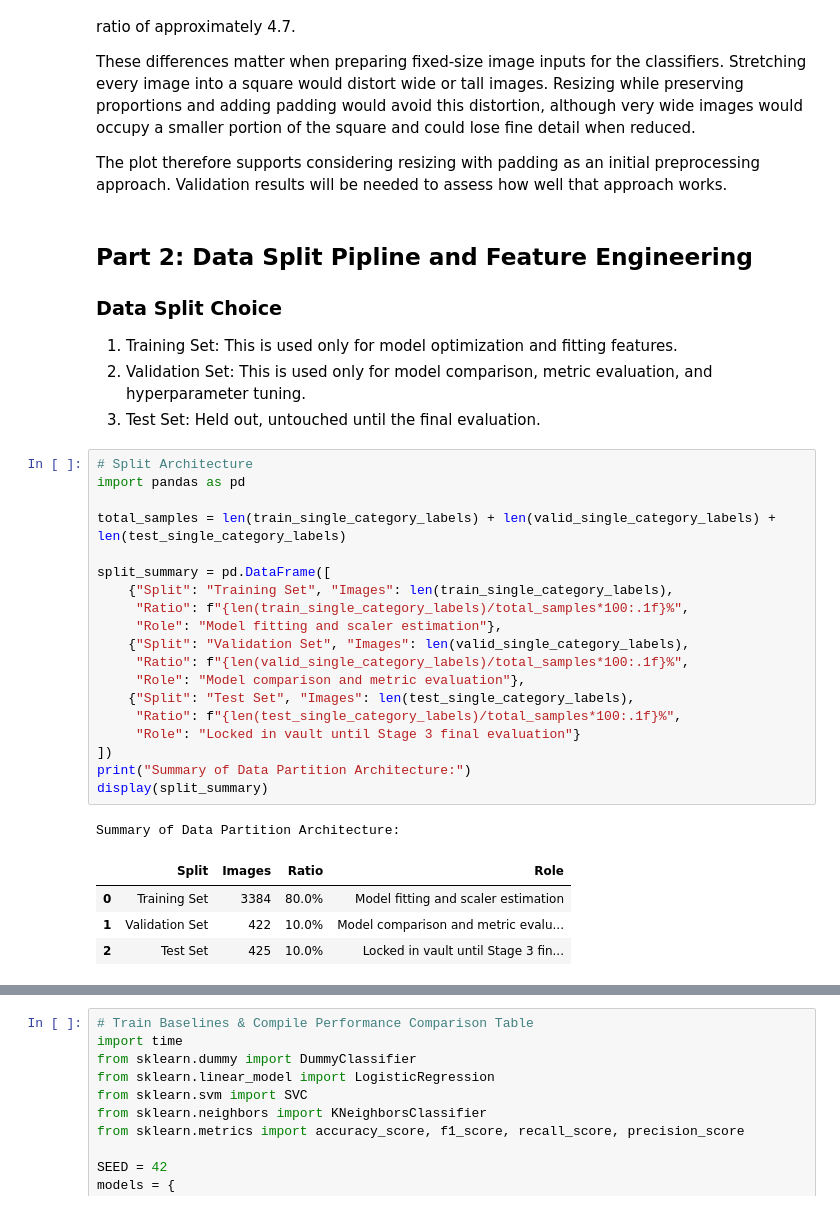
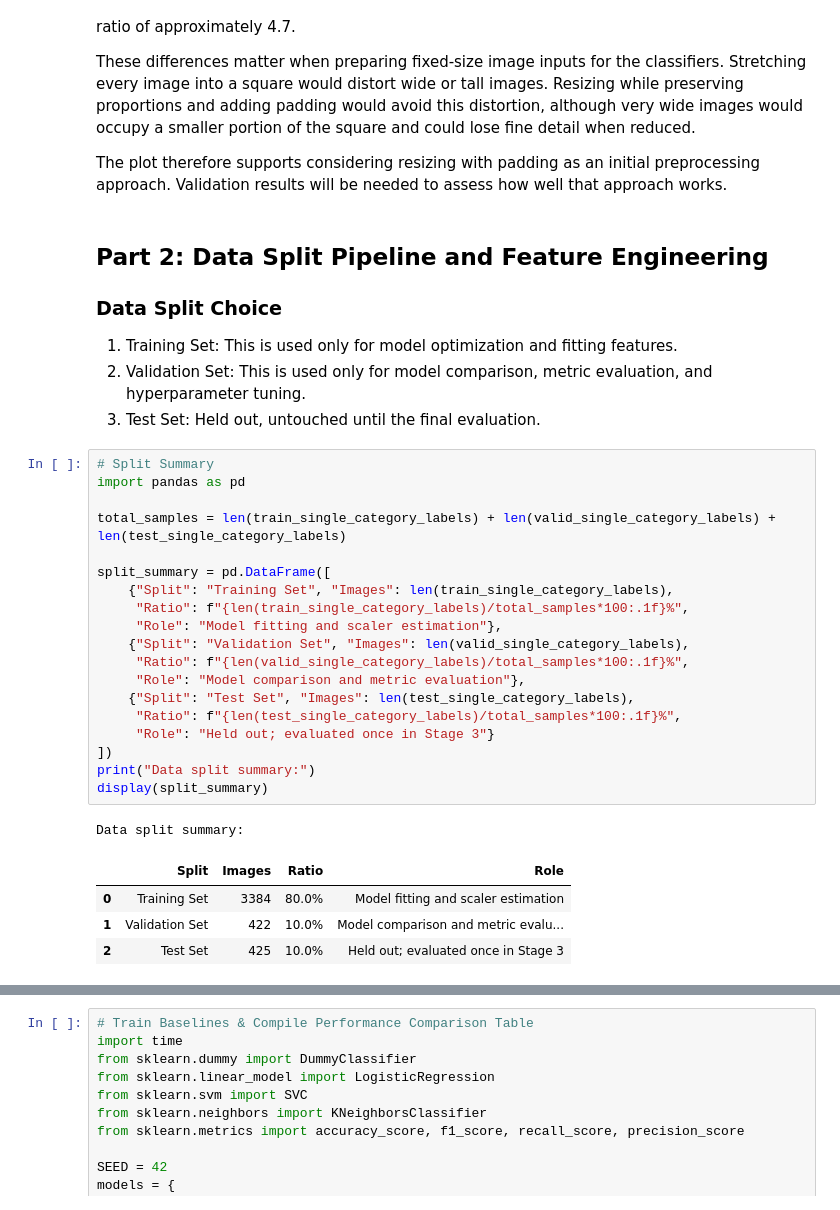
Before and after one commit to lmurariuUWO/DS3000_Project_Group04, a Jupyter notebook: DS3000_Project_Group04.ipynb, the cells around one changed output, grey strips where cells are left out. Cells and saved outputs as stored; diff of their text form.

```diff
--- a/DS3000_Project_Group16.ipynb
+++ b/DS3000_Project_Group04.ipynb
@@ -439,37 +436,37 @@ These differences matter when preparing fixed-size image inputs for the classifi
 
 The plot therefore supports considering resizing with padding as an initial preprocessing approach. Validation results will be needed to assess how well that approach works.
 # %% [markdown]
-## Part 2: Data Split Pipline and Feature Engineering
+## Part 2: Data Split Pipeline and Feature Engineering
 
 ### Data Split Choice
 1. Training Set: This is used only for model optimization and fitting features.
 2. Validation Set: This is used only for model comparison, metric evaluation, and hyperparameter tuning.
 3. Test Set: Held out, untouched until the final evaluation.
 # %%
-# Split Architecture
+# Split Summary
 import pandas as pd
 
 total_samples = len(train_single_category_labels) + len(valid_single_category_labels) + len(test_single_category_labels)
 
 split_summary = pd.DataFrame([
     {"Split": "Training Set", "Images": len(train_single_category_labels),
      "Ratio": f"{len(train_single_category_labels)/total_samples*100:.1f}%",
      "Role": "Model fitting and scaler estimation"},
     {"Split": "Validation Set", "Images": len(valid_single_category_labels),
      "Ratio": f"{len(valid_single_category_labels)/total_samples*100:.1f}%",
      "Role": "Model comparison and metric evaluation"},
     {"Split": "Test Set", "Images": len(test_single_category_labels),
      "Ratio": f"{len(test_single_category_labels)/total_samples*100:.1f}%",
-     "Role": "Locked in vault until Stage 3 final evaluation"}
+     "Role": "Held out; evaluated once in Stage 3"}
 ])
-print("Summary of Data Partition Architecture:")
+print("Data split summary:")
 display(split_summary)
 # %% [output]
-Summary of Data Partition Architecture:
+Data split summary:
 |  | Split | Images | Ratio | Role |
 | 0 | Training Set | 3384 | 80.0% | Model fitting and scaler estimation |
 | 1 | Validation Set | 422 | 10.0% | Model comparison and metric evalu... |
-| 2 | Test Set | 425 | 10.0% | Locked in vault until Stage 3 fin... |
+| 2 | Test Set | 425 | 10.0% | Held out; evaluated once in Stage 3 |
 # %% [markdown]
 ### 2. Feature Extraction & Leakage-Free Standardization
 
```
Also changed, not shown: parts of 11 cells of this notebook.
